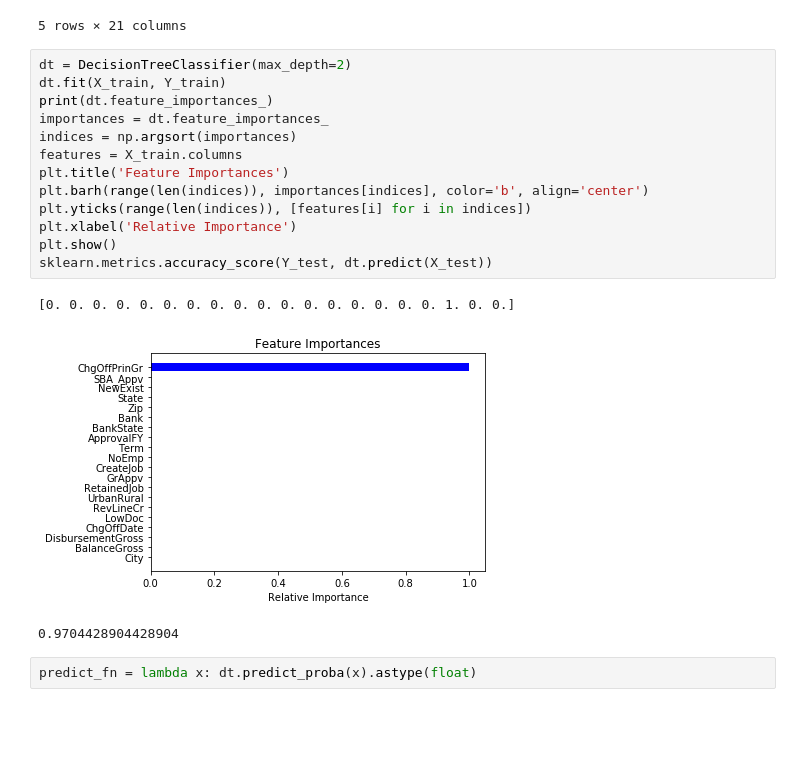
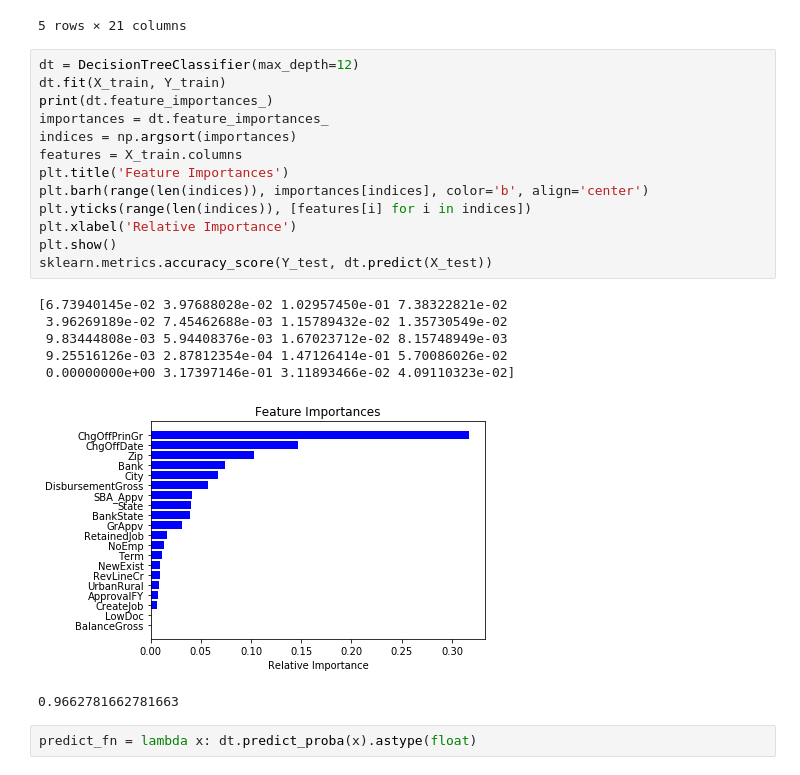
Before and after one commit to tteofili/xai-playground, a Jupyter notebook: lime_dt.ipynb, the cells around one changed output. Cells and saved outputs as stored; diff of their text form; blank space fills up the shorter version.

```diff
--- a/lime_dt.ipynb
+++ b/lime_dt.ipynb
@@ -81,22 +81,26 @@ df.head()
 | 60 | 13187 | 22 | 10131 | 3393 | 43 | 1997 | 1997 | 1997 | 1 | 1997 | ... |
 5 rows × 21 columns
 # %%
-dt = DecisionTreeClassifier(max_depth=2)
+dt = DecisionTreeClassifier(max_depth=12)
 dt.fit(X_train, Y_train)
 print(dt.feature_importances_)
 importances = dt.feature_importances_
 indices = np.argsort(importances)
 features = X_train.columns
 plt.title('Feature Importances')
 plt.barh(range(len(indices)), importances[indices], color='b', align='center')
 plt.yticks(range(len(indices)), [features[i] for i in indices])
 plt.xlabel('Relative Importance')
 plt.show()
 sklearn.metrics.accuracy_score(Y_test, dt.predict(X_test))
 # %% [output]
-[0. 0. 0. 0. 0. 0. 0. 0. 0. 0. 0. 0. 0. 0. 0. 0. 0. 1. 0. 0.]
+[6.73940145e-02 3.97688028e-02 1.02957450e-01 7.38322821e-02
+ 3.96269189e-02 7.45462688e-03 1.15789432e-02 1.35730549e-02
+ 9.83444808e-03 5.94408376e-03 1.67023712e-02 8.15748949e-03
+ 9.25516126e-03 2.87812354e-04 1.47126414e-01 5.70086026e-02
+ 0.00000000e+00 3.17397146e-01 3.11893466e-02 4.09110323e-02]
-[figure, old version]
+[figure, new version]
-0.9704428904428904
+0.9662781662781663
 # %%
 predict_fn = lambda x: dt.predict_proba(x).astype(float)
 # %%
```
Also changed, not shown: parts of 1 cell of this notebook.
